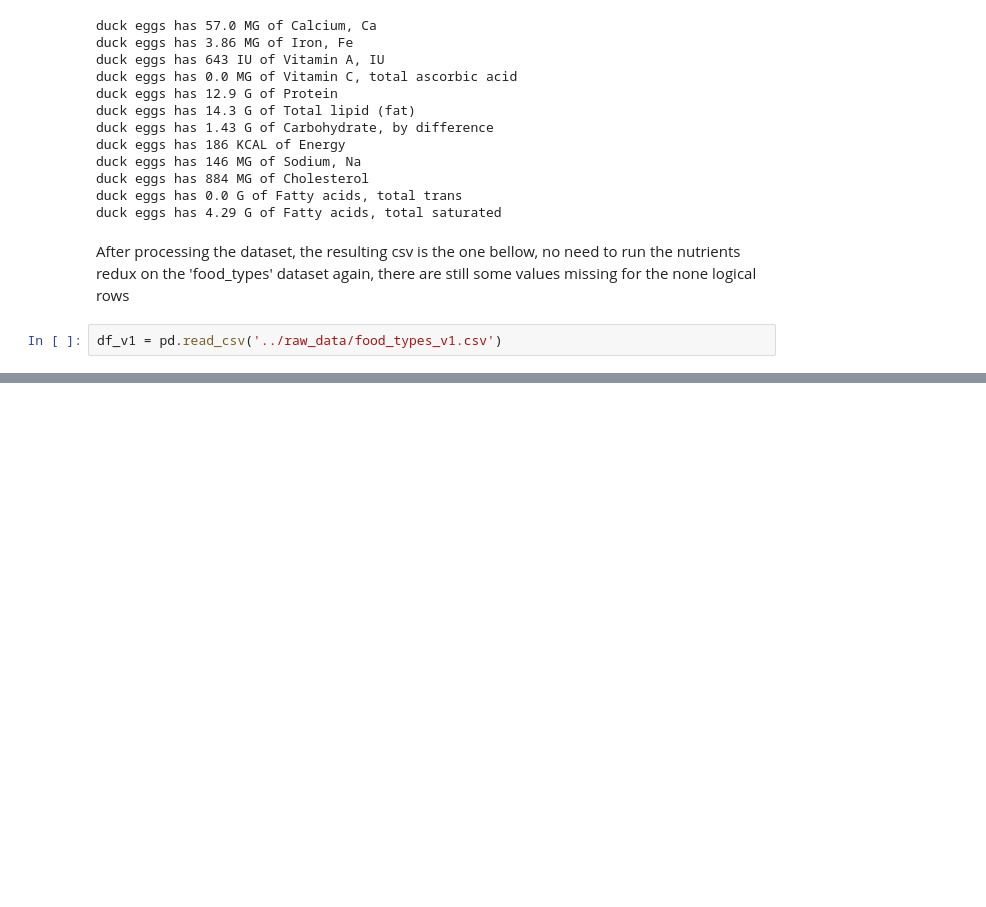
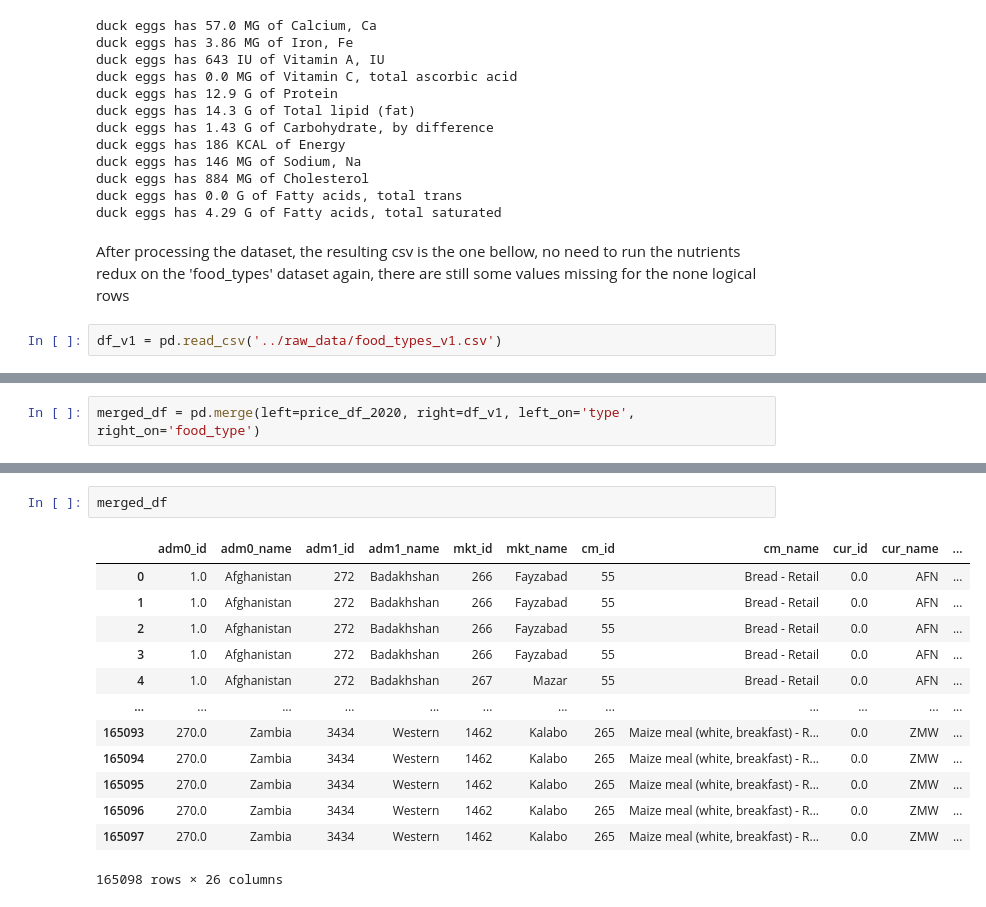
Before and after one commit to AllanRPetersen/Predicting-Food-Prices, a Jupyter notebook: notebooks/adrian_food_global_pricing.ipynb, the cells around one changed output, grey strips where cells are left out. Saved outputs shown, nothing was run; the diff lists cells and outputs as text; blank space fills up the shorter version.

```diff
--- a/notebooks/adrian_food_global_pricing.ipynb
+++ b/notebooks/adrian_food_global_pricing.ipynb
@@ -437,0 +481,2 @@ df_v1.shape
+# %%
+merged_df = pd.merge(left=price_df_2020, right=df_v1, left_on='type', right_on='food_type')
@@ -437,0 +527,16 @@ df_v1.shape
+# %%
+merged_df
+# %% [output]
+|  | adm0_id | adm0_name | adm1_id | adm1_name | mkt_id | mkt_name | cm_id | cm_name | cur_id | cur_name | ... |
+| 0 | 1.0 | Afghanistan | 272 | Badakhshan | 266 | Fayzabad | 55 | Bread - Retail | 0.0 | AFN | ... |
+| 1 | 1.0 | Afghanistan | 272 | Badakhshan | 266 | Fayzabad | 55 | Bread - Retail | 0.0 | AFN | ... |
+| 2 | 1.0 | Afghanistan | 272 | Badakhshan | 266 | Fayzabad | 55 | Bread - Retail | 0.0 | AFN | ... |
+| 3 | 1.0 | Afghanistan | 272 | Badakhshan | 266 | Fayzabad | 55 | Bread - Retail | 0.0 | AFN | ... |
+| 4 | 1.0 | Afghanistan | 272 | Badakhshan | 267 | Mazar | 55 | Bread - Retail | 0.0 | AFN | ... |
+| ... | ... | ... | ... | ... | ... | ... | ... | ... | ... | ... | ... |
+| 165093 | 270.0 | Zambia | 3434 | Western | 1462 | Kalabo | 265 | Maize meal (white, breakfast) - R... | 0.0 | ZMW | ... |
+| 165094 | 270.0 | Zambia | 3434 | Western | 1462 | Kalabo | 265 | Maize meal (white, breakfast) - R... | 0.0 | ZMW | ... |
+| 165095 | 270.0 | Zambia | 3434 | Western | 1462 | Kalabo | 265 | Maize meal (white, breakfast) - R... | 0.0 | ZMW | ... |
+| 165096 | 270.0 | Zambia | 3434 | Western | 1462 | Kalabo | 265 | Maize meal (white, breakfast) - R... | 0.0 | ZMW | ... |
+| 165097 | 270.0 | Zambia | 3434 | Western | 1462 | Kalabo | 265 | Maize meal (white, breakfast) - R... | 0.0 | ZMW | ... |
+165098 rows × 26 columns
```
Also changed, not shown: parts of 16 cells of this notebook.
